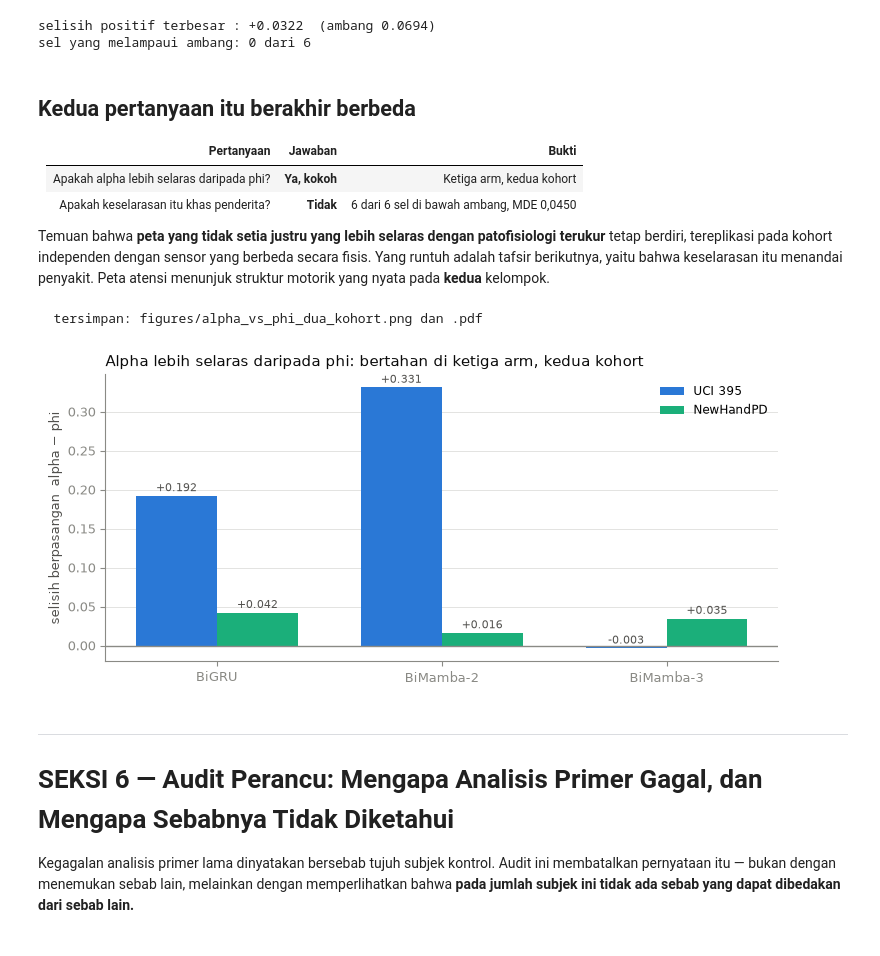
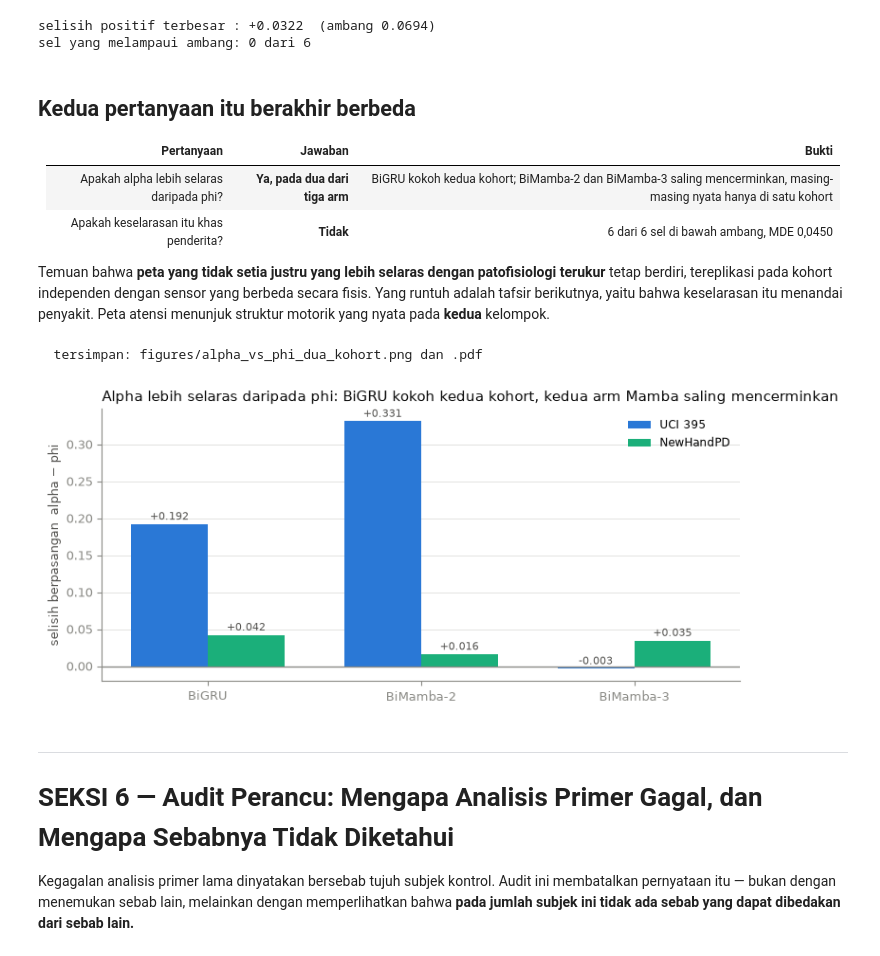
Before and after one commit to agriby-chaniago/temporal-attribution-audit, a Jupyter notebook: notebooks/00_induk.ipynb, the cells around one changed output. Saved outputs shown, nothing was run; the diff lists cells and outputs as text; code cells hidden in the pictures.

```diff
--- a/notebooks/00_induk.ipynb
+++ b/notebooks/00_induk.ipynb
@@ -462,33 +463,39 @@ Pada tiga seed, simpangan baku AUC tampak naik berurutan searah ekspresivitas st
 dibaca sebagai temuan. **Klaim itu ditarik.** Dua seed tambahan sudah cukup membalikkan urutannya.
 Gambar di bawah memperlihatkan mengapa.
 # %%
+# Jumlah seed dibaca dari data, bukan diasumsikan -- s3_per_seed.csv sudah berisi
+# sepuluh, bukan lima seperti draf awal. Hardcode lama menyimpang diam-diam dari
+# datanya sendiri, kelas bug yang sama dengan figures/benang_merah.png.
+n_total = int(s3.seed.nunique())
+n_awal = min(3, n_total)
+
 fig, ax = plt.subplots(1, 2, figsize=(11, 3.8))
 for a_ in ["gru", "mamba2", "mamba3"]:
     v = s3[s3.arsitektur == a_].sort_values("seed")
     ax[0].plot(v.seed, v.auc, "o-", color=warna[a_], label=nama[a_], lw=1.8, ms=6)
-ax[0].axvline(2.5, color=TINTA["redup"], ls=":", lw=1)
-ax[0].text(2.55, ax[0].get_ylim()[0] + 0.002, "seed 3-4\nditambahkan\nsesudahnya",
+ax[0].axvline(n_awal - 0.5, color=TINTA["redup"], ls=":", lw=1)
+ax[0].text(n_awal - 0.45, ax[0].get_ylim()[0] + 0.002, f"seed {n_awal}-{n_total - 1}\nditambahkan\nsesudahnya",
            fontsize=7.5, color=TINTA["redup"], va="bottom")
 ax[0].set_xlabel("seed"); ax[0].set_ylabel("AUC tingkat subjek")
 ax[0].set_title("AUC per seed", loc="left"); ax[0].legend(frameon=False, fontsize=8)
-ax[0].set_xticks([0, 1, 2, 3, 4])
+ax[0].set_xticks(range(n_total))
 
 x = np.arange(3); w = 0.36
-sb3 = [s3[(s3.arsitektur == a_) & (s3.seed < 3)].auc.std(ddof=1) for a_ in warna]
-sb5 = [s3[s3.arsitektur == a_].auc.std(ddof=1) for a_ in warna]
-ax[1].bar(x - w/2, sb3, w, color=WARNA["redup"], label="3 seed")
-ax[1].bar(x + w/2, sb5, w, color=WARNA["biru"], label="5 seed")
-for i, (a3, a5) in enumerate(zip(sb3, sb5)):
+sb_awal = [s3[(s3.arsitektur == a_) & (s3.seed < n_awal)].auc.std(ddof=1) for a_ in warna]
+sb_penuh = [s3[s3.arsitektur == a_].auc.std(ddof=1) for a_ in warna]
+ax[1].bar(x - w/2, sb_awal, w, color=WARNA["redup"], label=f"{n_awal} seed")
+ax[1].bar(x + w/2, sb_penuh, w, color=WARNA["biru"], label=f"{n_total} seed")
+for i, (a3, a5) in enumerate(zip(sb_awal, sb_penuh)):
     ax[1].text(i - w/2, a3 + 0.0008, f"{a3:.4f}", ha="center", fontsize=7.5, color=TINTA["sekunder"])
     ax[1].text(i + w/2, a5 + 0.0008, f"{a5:.4f}", ha="center", fontsize=7.5, color=TINTA["sekunder"])
 ax[1].set_xticks(x); ax[1].set_xticklabels([nama[a] for a in warna])
 ax[1].set_ylabel("simpangan baku AUC antar seed")
-ax[1].set_title("Urutan kestabilan pecah dengan dua seed tambahan", loc="left")
+ax[1].set_title("Urutan kestabilan tidak berubah; celah BiMamba-3 menyempit", loc="left")
 ax[1].legend(frameon=False, fontsize=8)
 for a in ax: rapikan(a)
 plt.tight_layout(); simpan(fig, "s3_kestabilan_seed"); plt.show()
 
-print("urutan 3 seed :", " < ".join(sorted(warna, key=lambda a: sb3[list(warna).index(a)])))
-print("urutan 5 seed :", " < ".join(sorted(warna, key=lambda a: sb5[list(warna).index(a)])))
+print(f"urutan {n_awal} seed :", " < ".join(sorted(warna, key=lambda a: sb_awal[list(warna).index(a)])))
+print(f"urutan {n_total} seed:", " < ".join(sorted(warna, key=lambda a: sb_penuh[list(warna).index(a)])))
 # %% [output]
   tersimpan: figures/s3_kestabilan_seed.png dan .pdf
@@ -677,7 +684,7 @@ sel yang melampaui ambang: 0 dari 6
 
 | Pertanyaan | Jawaban | Bukti |
 |---|---|---|
-| Apakah alpha lebih selaras daripada phi? | **Ya, kokoh** | Ketiga arm, kedua kohort |
+| Apakah alpha lebih selaras daripada phi? | **Ya, pada dua dari tiga arm** | BiGRU kokoh kedua kohort; BiMamba-2 dan BiMamba-3 saling mencerminkan, masing-masing nyata hanya di satu kohort |
 | Apakah keselarasan itu khas penderita? | **Tidak** | 6 dari 6 sel di bawah ambang, MDE 0,0450 |
 
 Temuan bahwa **peta yang tidak setia justru yang lebih selaras dengan patofisiologi terukur** tetap
@@ -687,25 +694,25 @@ struktur motorik yang nyata pada **kedua** kelompok.
 # %%
 p5 = T["rm5_berpasangan_newhandpd"].copy()
 p7 = A["s7_pas"].copy()
 fig, ax = plt.subplots(figsize=(7.6, 3.6))
 x = np.arange(3); w = 0.36
 u7 = [float(p7[p7.arsitektur == a].selisih_berpasangan.iloc[0]) for a in warna]
 u5 = [float(p5[p5.arsitektur == a].selisih.iloc[0]) for a in warna]
 ax.bar(x - w/2, u7, w, color=WARNA["biru"], label="UCI 395")
 ax.bar(x + w/2, u5, w, color=WARNA["toska"], label="NewHandPD")
 for i, (v7, v5) in enumerate(zip(u7, u5)):
     ax.text(i - w/2, v7 + 0.006, f"{v7:+.3f}", ha="center", fontsize=8, color=TINTA["sekunder"])
     ax.text(i + w/2, v5 + 0.006, f"{v5:+.3f}", ha="center", fontsize=8, color=TINTA["sekunder"])
 ax.axhline(0, color=TINTA["redup"], lw=1)
 ax.set_xticks(x); ax.set_xticklabels([nama[a] for a in warna])
 ax.set_ylabel("selisih berpasangan  alpha − phi")
-ax.set_title("Alpha lebih selaras daripada phi: bertahan di ketiga arm, kedua kohort",
+ax.set_title("Alpha lebih selaras daripada phi: BiGRU kokoh kedua kohort, kedua arm Mamba saling mencerminkan",
              loc="left", fontsize=10.5)
 ax.legend(frameon=False, fontsize=8.5)
 rapikan(ax); plt.tight_layout(); simpan(fig, "alpha_vs_phi_dua_kohort"); plt.show()
 # %% [output]
   tersimpan: figures/alpha_vs_phi_dua_kohort.png dan .pdf
-[figure, old version]
+[figure, new version]
 # %% [markdown]
 ---
 
```
Also changed, not shown: parts of 6 cells of this notebook.
